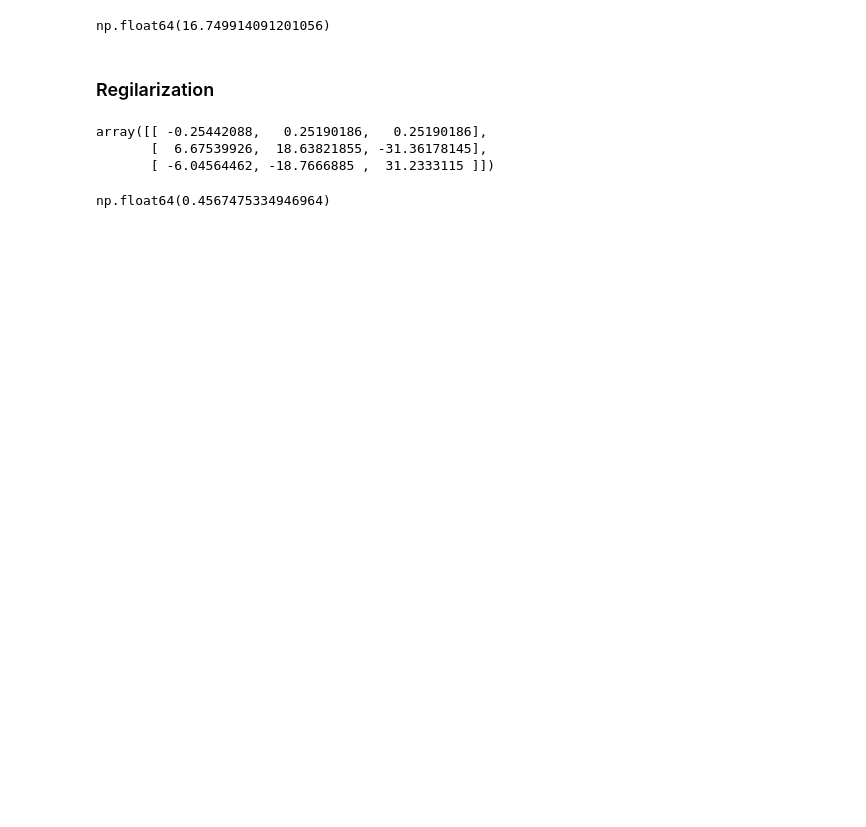
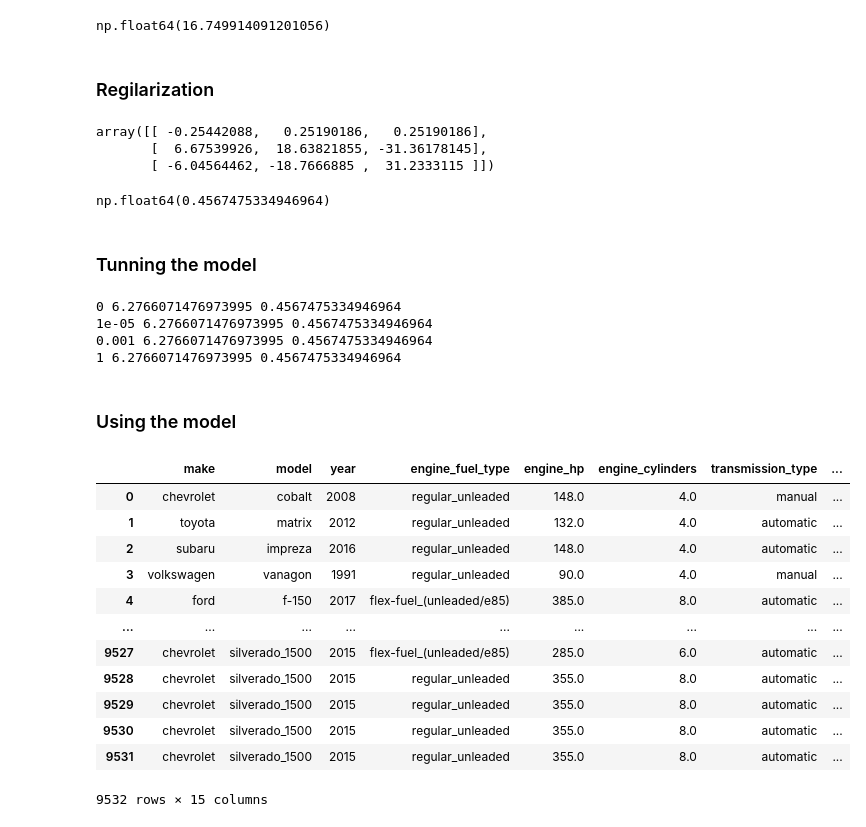
Before and after one commit to Robert-CPX/ML-DTC, a Jupyter notebook: 02-car-price/msrp.ipynb, the cells around one changed output. Drawn from its saved outputs; the diff is of its cells as text; code cells hidden in the pictures; blank space fills up the shorter version.

Commit message:
using the model

```diff
--- a/02-car-price/msrp.ipynb
+++ b/02-car-price/msrp.ipynb
@@ -541,3 +527,40 @@ y_pred = w0 + X_val.dot(w)
 rmse(y_val, y_pred)
 # %% [output]
 np.float64(0.4567475334946964)
+# %% [markdown]
+### Tunning the model
+# %%
+for r in [0, 0.00001, 0.001, 1]:
+    X_train = prepare_X(df_train)
+    w0, w = train_linear_regression_reg(X_train, y_train, 0.01)
+
+    X_val = prepare_X(df_val)
+    y_pred = w0 + X_val.dot(w)
+    score = rmse(y_val, y_pred)
+
+    print (r, w0, score)
+# %% [output]
+0 6.2766071476973995 0.4567475334946964
+1e-05 6.2766071476973995 0.4567475334946964
+0.001 6.2766071476973995 0.4567475334946964
+1 6.2766071476973995 0.4567475334946964
+# %% [markdown]
+### Using the model
+# %%
+df_full_train = pd.concat([df_train, df_val])
+df_full_train = df_full_train.reset_index(drop=True)
+df_full_train
+# %% [output]
+|  | make | model | year | engine_fuel_type | engine_hp | engine_cylinders | transmission_type | ... |
+| 0 | chevrolet | cobalt | 2008 | regular_unleaded | 148.0 | 4.0 | manual | ... |
+| 1 | toyota | matrix | 2012 | regular_unleaded | 132.0 | 4.0 | automatic | ... |
+| 2 | subaru | impreza | 2016 | regular_unleaded | 148.0 | 4.0 | automatic | ... |
+| 3 | volkswagen | vanagon | 1991 | regular_unleaded | 90.0 | 4.0 | manual | ... |
+| 4 | ford | f-150 | 2017 | flex-fuel_(unleaded/e85) | 385.0 | 8.0 | automatic | ... |
+| ... | ... | ... | ... | ... | ... | ... | ... | ... |
+| 9527 | chevrolet | silverado_1500 | 2015 | flex-fuel_(unleaded/e85) | 285.0 | 6.0 | automatic | ... |
+| 9528 | chevrolet | silverado_1500 | 2015 | regular_unleaded | 355.0 | 8.0 | automatic | ... |
+| 9529 | chevrolet | silverado_1500 | 2015 | regular_unleaded | 355.0 | 8.0 | automatic | ... |
+| 9530 | chevrolet | silverado_1500 | 2015 | regular_unleaded | 355.0 | 8.0 | automatic | ... |
+| 9531 | chevrolet | silverado_1500 | 2015 | regular_unleaded | 355.0 | 8.0 | automatic | ... |
+9532 rows × 15 columns
```
Also changed, not shown: parts of 13 cells of this notebook.
